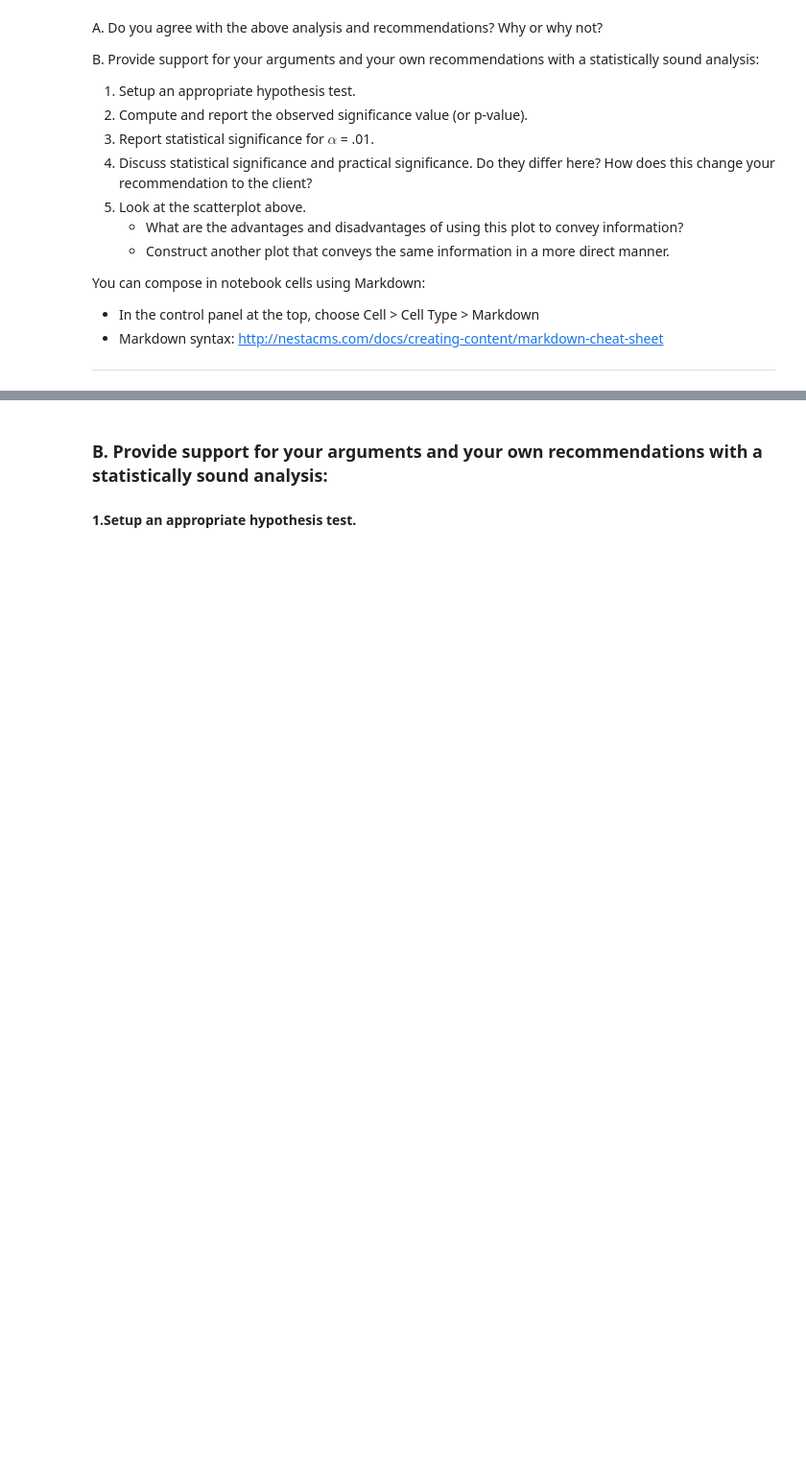
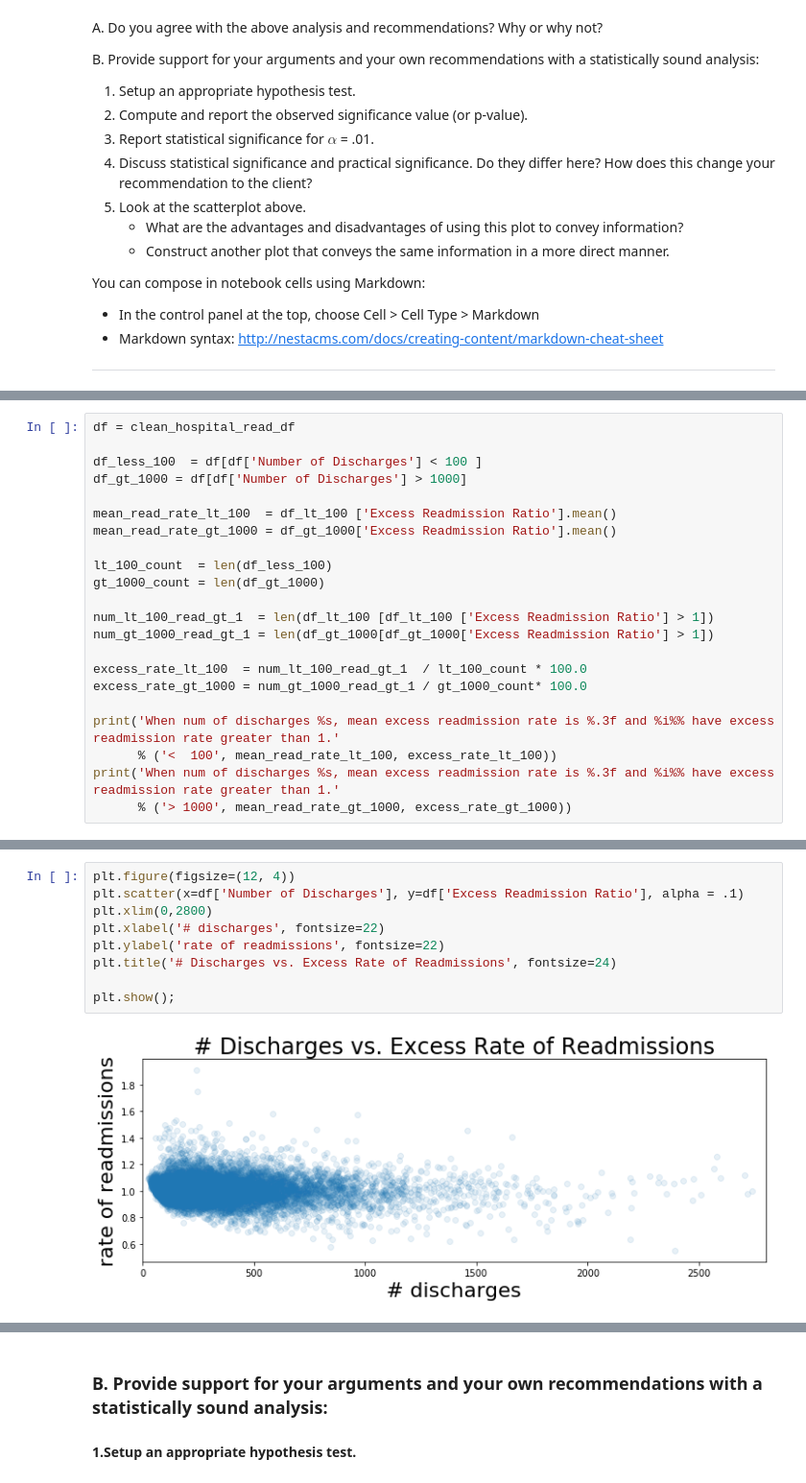
Before and after one commit to emami06/MiniProject, a Jupyter notebook: sliderule_dsi_inferential_statistics_exercise_3.ipynb, the cells around one changed output, grey strips where cells are left out. Shown at 96% size. Saved outputs shown, nothing was run; the diff lists cells and outputs as text; blank space fills up the shorter version.

```diff
--- a/sliderule_dsi_inferential_statistics_exercise_3.ipynb
+++ b/sliderule_dsi_inferential_statistics_exercise_3.ipynb
@@ -127,0 +171,22 @@ You can compose in notebook cells using Markdown:
+# %%
+df = clean_hospital_read_df
+
+df_less_100  = df[df['Number of Discharges'] < 100 ]
+df_gt_1000 = df[df['Number of Discharges'] > 1000]
+
+mean_read_rate_lt_100  = df_lt_100 ['Excess Readmission Ratio'].mean()
+mean_read_rate_gt_1000 = df_gt_1000['Excess Readmission Ratio'].mean()
+
+lt_100_count  = len(df_less_100)
+gt_1000_count = len(df_gt_1000)
+
+num_lt_100_read_gt_1  = len(df_lt_100 [df_lt_100 ['Excess Readmission Ratio'] > 1])
+num_gt_1000_read_gt_1 = len(df_gt_1000[df_gt_1000['Excess Readmission Ratio'] > 1])
+
+excess_rate_lt_100  = num_lt_100_read_gt_1  / lt_100_count * 100.0
+excess_rate_gt_1000 = num_gt_1000_read_gt_1 / gt_1000_count* 100.0
+
+print('When num of discharges %s, mean excess readmission rate is %.3f and %i%% have excess readmission rate greater than 1.'
+      % ('<  100', mean_read_rate_lt_100, excess_rate_lt_100))
+print('When num of discharges %s, mean excess readmission rate is %.3f and %i%% have excess readmission rate greater than 1.'
+      % ('> 1000', mean_read_rate_gt_1000, excess_rate_gt_1000))
@@ -127,0 +209,11 @@ You can compose in notebook cells using Markdown:
+# %%
+plt.figure(figsize=(12, 4))
+plt.scatter(x=df['Number of Discharges'], y=df['Excess Readmission Ratio'], alpha = .1)
+plt.xlim(0,2800)
+plt.xlabel('# discharges', fontsize=22)
+plt.ylabel('rate of readmissions', fontsize=22)
+plt.title('# Discharges vs. Excess Rate of Readmissions', fontsize=24)
+
+plt.show();
+# %% [output]
+[figure, added]
```
Also changed, not shown: parts of 15 cells of this notebook.
